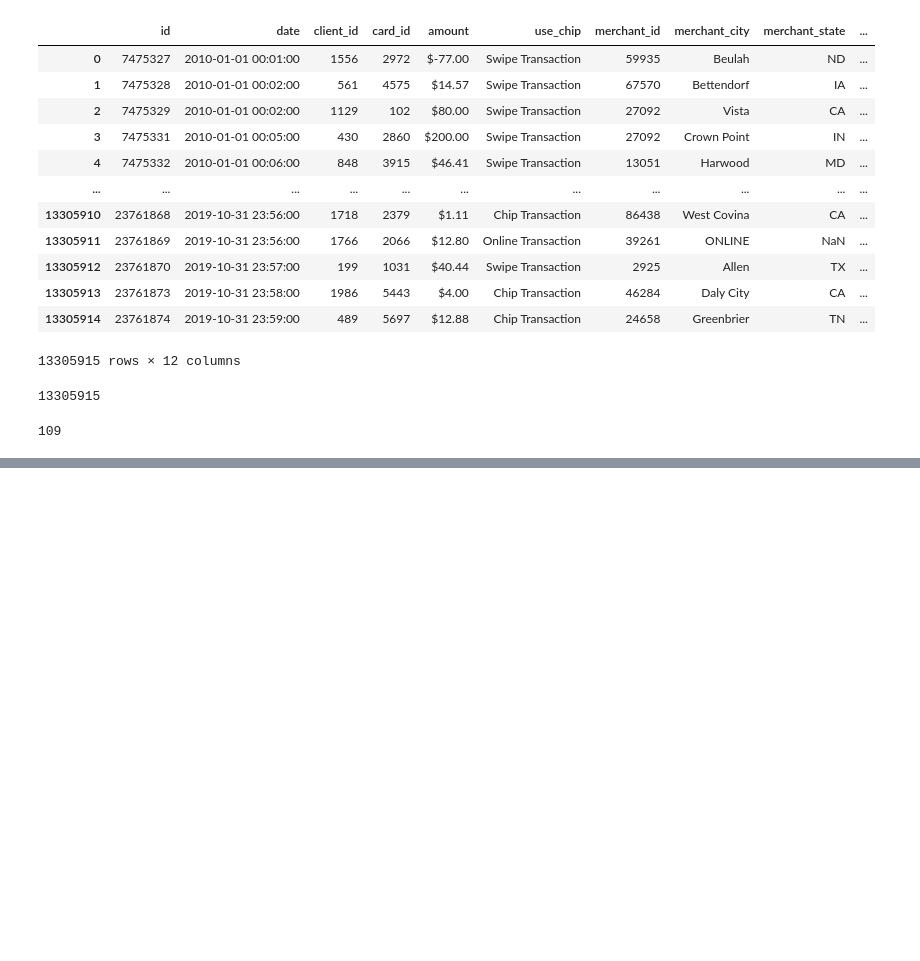
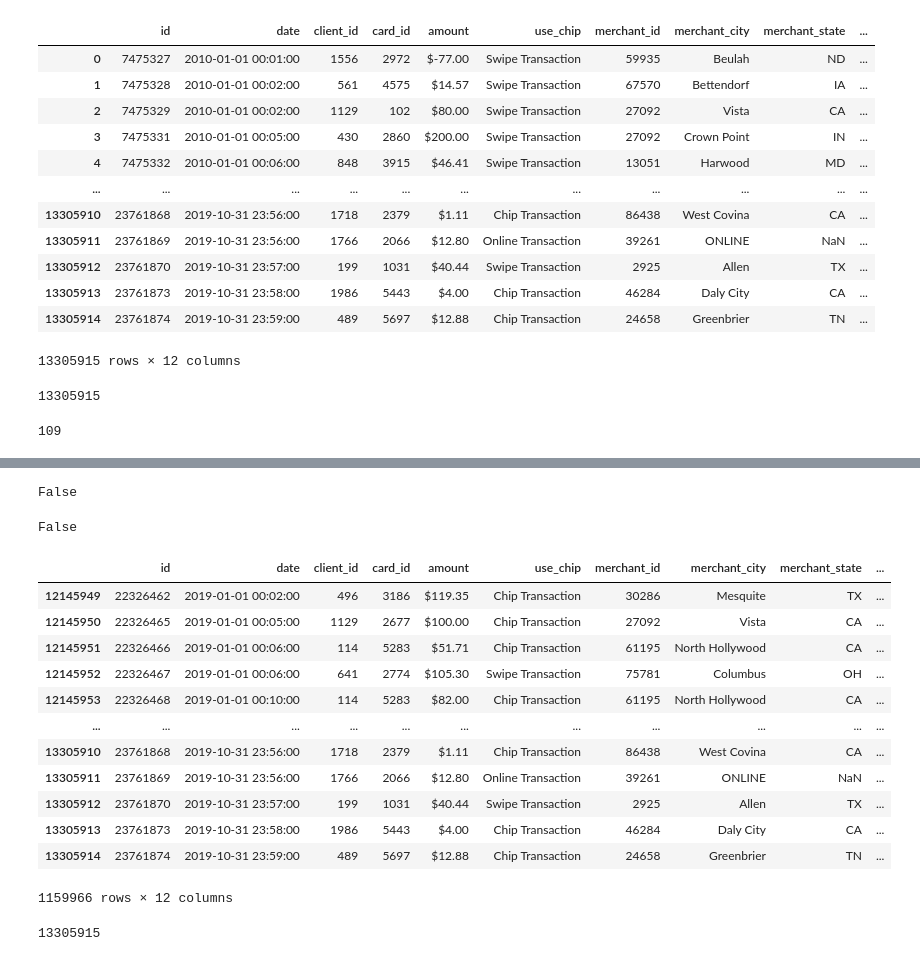
Before and after one commit to pablopertusa/caixabank-tech-hackathon, a Jupyter notebook: src/data/notebook.ipynb, the cells around one changed output, grey strips where cells are left out. Cells and saved outputs as stored; diff of their text form; code cells hidden in the pictures; blank space fills up the shorter version.

Commit message:
data functions done

```diff
--- a/src/data/notebook.ipynb
+++ b/src/data/notebook.ipynb
@@ -243,7 +243,7 @@ min(ret['credit_score'].values)
 ## Ejercicio 3
 # %%
 import pandas as pd
-df = pd.read_csv("../../data/raw/transactions_data.csv")
+df = pd.read_csv("../../data/raw/transactions_data.csv", parse_dates=["date"])
 df
 # %% [output]
 |  | id | date | client_id | card_id | amount | use_chip | merchant_id | merchant_city | merchant_state | ... |
@@ -415,0 +438,6 @@ len(df['mcc'].unique())
+# %%
+from datetime import datetime
+
+x = datetime.strptime('2020-01-01','%Y-%m-%d')
+y = datetime.strptime('2019-01-01 00:01:00', '%Y-%m-%d %H:%M:%S')
+x > y
@@ -415,0 +450,8 @@ len(df['mcc'].unique())
+# %%
+def estar_entre(start, end, x):
+    x = datetime.strptime(x, '%Y-%m-%d %H:%M:%S')
+    if start <= x and end >= x:
+        return True
+    return False
+
+df[df['date'].map(lambda f: estar_entre(y, x, f))]
@@ -415,0 +472,37 @@ len(df['mcc'].unique())
+# %%
+estar_entre(datetime.strptime('2019-01-01', '%Y-%m-%d'), datetime.strptime('2020-01-01','%Y-%m-%d'),df.iloc[0]['date'])
+# %% [output]
+False
+# %%
+def estar_entre(start, end, x):
+    x = datetime.strptime(x, '%Y-%m-%d %H:%M:%S')
+    if start <= x and end >= x:
+        return True
+    return False
+start = datetime.strptime('2019-01-01', '%Y-%m-%d')
+end = datetime.strptime('2020-01-01','%Y-%m-%d')
+l = df['date'].map(lambda f: estar_entre(start, end, f))
+# %%
+all(l)
+# %% [output]
+False
+# %%
+df[l]
+# %% [output]
+|  | id | date | client_id | card_id | amount | use_chip | merchant_id | merchant_city | merchant_state | ... |
+| 12145949 | 22326462 | 2019-01-01 00:02:00 | 496 | 3186 | $119.35 | Chip Transaction | 30286 | Mesquite | TX | ... |
+| 12145950 | 22326465 | 2019-01-01 00:05:00 | 1129 | 2677 | $100.00 | Chip Transaction | 27092 | Vista | CA | ... |
+| 12145951 | 22326466 | 2019-01-01 00:06:00 | 114 | 5283 | $51.71 | Chip Transaction | 61195 | North Hollywood | CA | ... |
+| 12145952 | 22326467 | 2019-01-01 00:06:00 | 641 | 2774 | $105.30 | Swipe Transaction | 75781 | Columbus | OH | ... |
+| 12145953 | 22326468 | 2019-01-01 00:10:00 | 114 | 5283 | $82.00 | Chip Transaction | 61195 | North Hollywood | CA | ... |
+| ... | ... | ... | ... | ... | ... | ... | ... | ... | ... | ... |
+| 13305910 | 23761868 | 2019-10-31 23:56:00 | 1718 | 2379 | $1.11 | Chip Transaction | 86438 | West Covina | CA | ... |
+| 13305911 | 23761869 | 2019-10-31 23:56:00 | 1766 | 2066 | $12.80 | Online Transaction | 39261 | ONLINE | NaN | ... |
+| 13305912 | 23761870 | 2019-10-31 23:57:00 | 199 | 1031 | $40.44 | Swipe Transaction | 2925 | Allen | TX | ... |
+| 13305913 | 23761873 | 2019-10-31 23:58:00 | 1986 | 5443 | $4.00 | Chip Transaction | 46284 | Daly City | CA | ... |
+| 13305914 | 23761874 | 2019-10-31 23:59:00 | 489 | 5697 | $12.88 | Chip Transaction | 24658 | Greenbrier | TN | ... |
+1159966 rows × 12 columns
+# %%
+len(df)
+# %% [output]
+13305915
```
Also changed, not shown: parts of 8 cells of this notebook, 2 other files.
